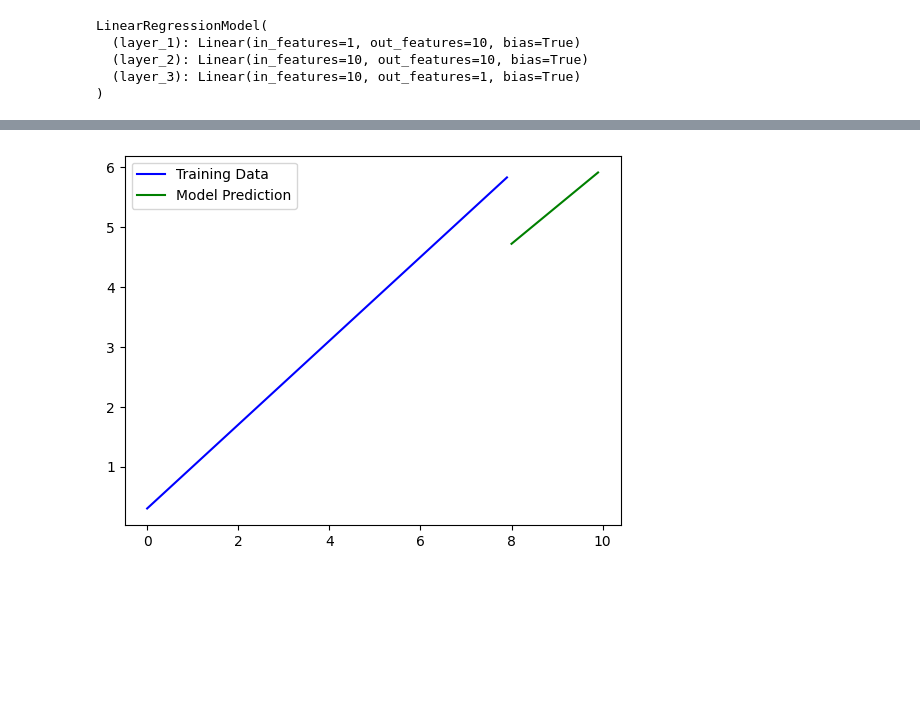
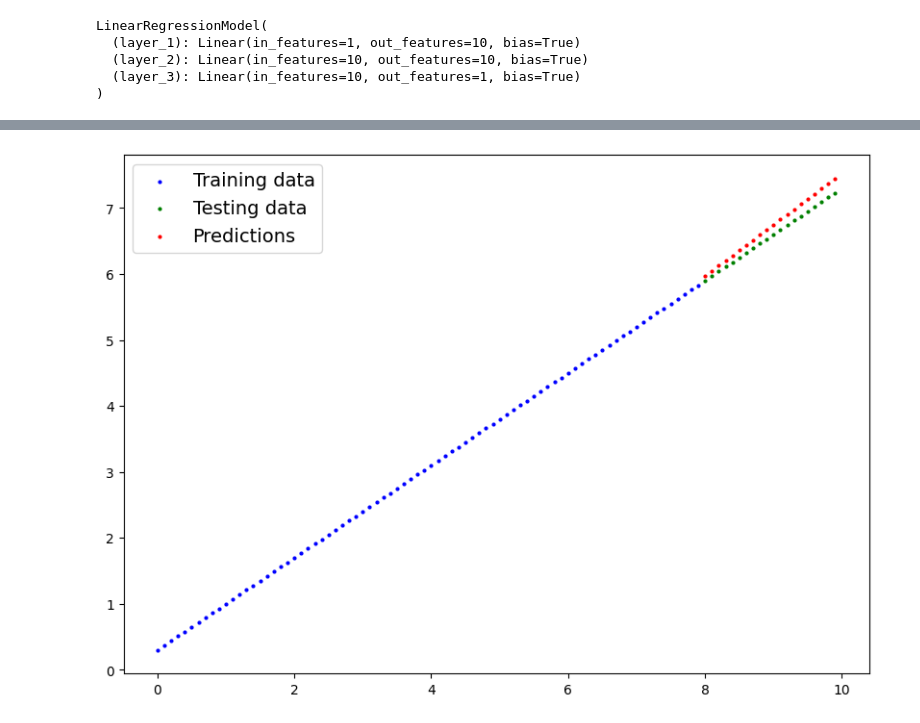
Before and after one commit to axiomchronicles/neural_network_learning, a Jupyter notebook: PyTorch_Learning/pathway_06.ipynb, the cells around one changed output, grey strips where cells are left out. Cells and saved outputs as stored; diff of their text form; code cells hidden in the pictures; blank space fills up the shorter version.

Commit message:
PyTorch | Multi Layered LinearRegressionModel Max Plotting

```diff
--- a/PyTorch_Learning/pathway_06.ipynb
+++ b/PyTorch_Learning/pathway_06.ipynb
@@ -120,9 +123,6 @@ Training Accuracy: 0.0 | Testing Accuracy: 0.0
 with torch.inference_mode():
     y_test_pred = model(X_test)
 # %%
-plt.plot(X_train.detach().cpu(), y_train.detach().cpu(), label = "Training Data", c = "blue")
-plt.plot(X_test.detach().cpu(), y_test_pred.detach().cpu(), label = "Model Prediction", c = "green")
-plt.legend()
-plt.show()
+plot_predictions(X_train.detach().cpu(), y_train.detach().cpu(), X_test.detach().cpu(), y_test.detach().cpu(), y_test_pred.detach().cpu())
 # %% [output]
-[figure, old version]
+[figure, new version]
```
Also changed, not shown: parts of 3 cells of this notebook.
